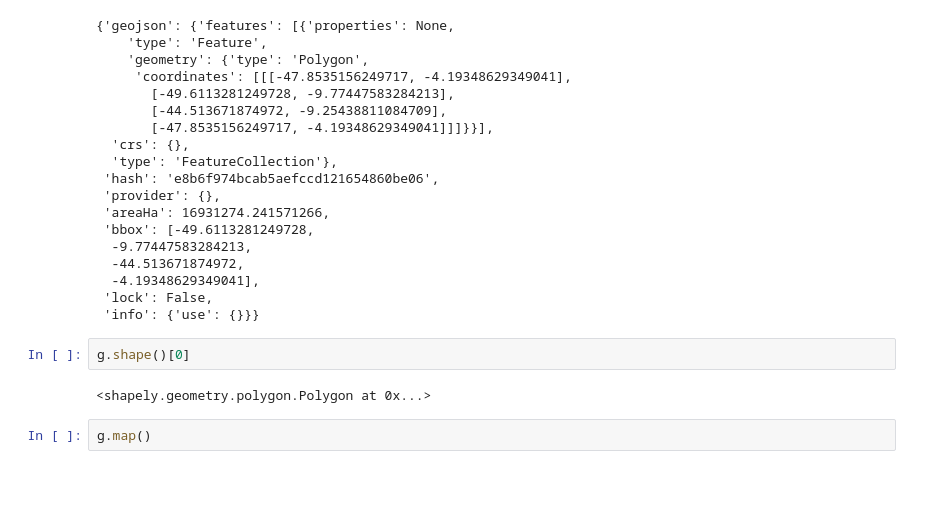
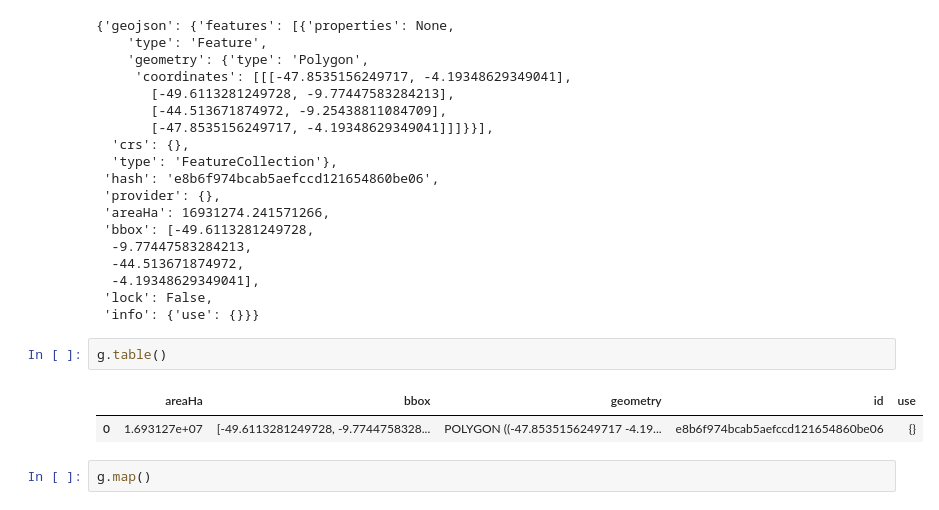
Before and after one commit to Vizzuality/LMIPy, a Jupyter notebook: docs/quickstart.ipynb, the cells around one changed output. Drawn from its saved outputs; the diff is of its cells as text; blank space fills up the shorter version.

```diff
--- a/docs/quickstart.ipynb
+++ b/docs/quickstart.ipynb
@@ -194,10 +194,11 @@ g.attributes
   -4.19348629349041],
  'lock': False,
  'info': {'use': {}}}
-# %%
-g.shape()[0]
-# %% [output]
-<shapely.geometry.polygon.Polygon at 0x...>
+# %%
+g.table()
+# %% [output]
+|  | areaHa | bbox | geometry | id | use |
+| 0 | 1.693127e+07 | [-49.6113281249728, -9.7744758328... | POLYGON ((-47.8535156249717 -4.19... | e8b6f974bcab5aefccd121654860be06 | {} |
 # %%
 g.map()
 # %% [output]
```
Also changed, not shown: parts of 18 cells of this notebook, 2 other files.
